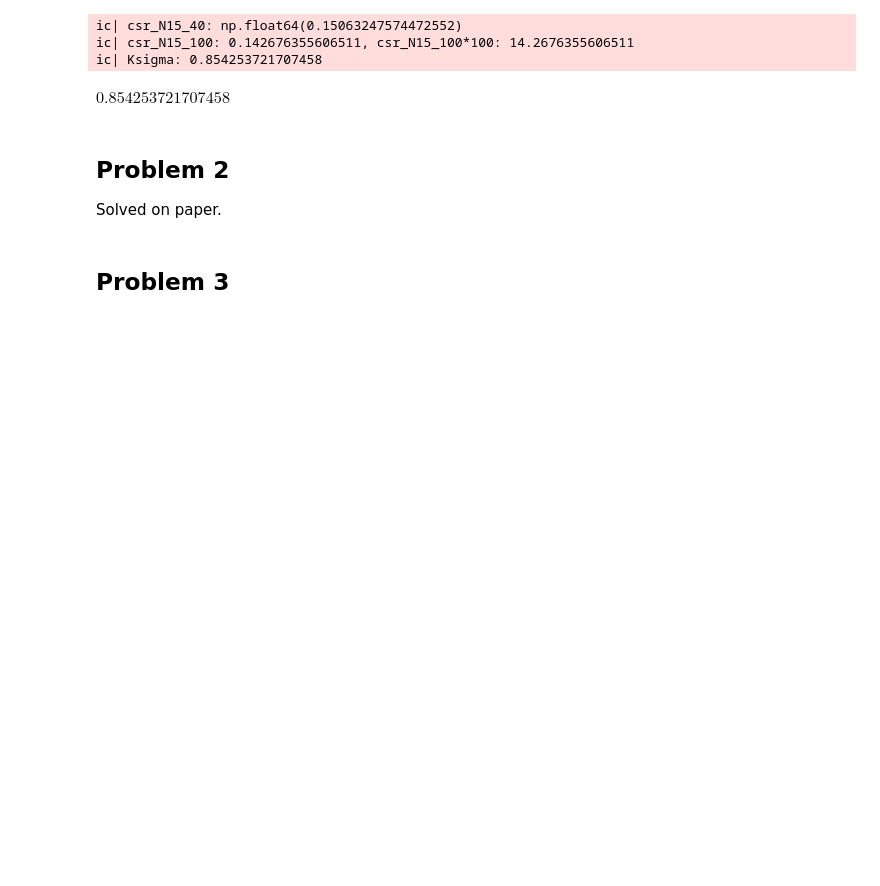
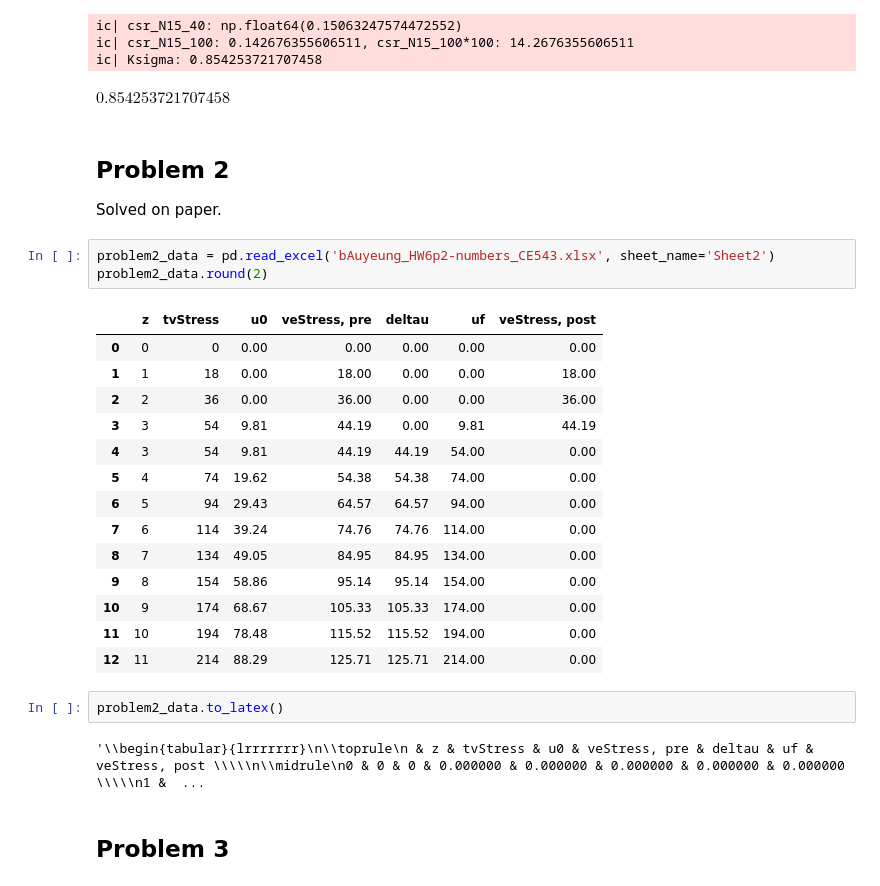
Before and after one commit to bKeungAuyeung/CE543-HW6, a Jupyter notebook: bAuyeung_HW6_CE543.ipynb, the cells around one changed output. Saved outputs shown, nothing was run; the diff lists cells and outputs as text; blank space fills up the shorter version.

Commit message:
Problem 2 work

```diff
--- a/bAuyeung_HW6_CE543.ipynb
+++ b/bAuyeung_HW6_CE543.ipynb
@@ -97,6 +97,28 @@ $\displaystyle 0.854253721707458$
 ## Problem 2
 
 Solved on paper.
+# %%
+problem2_data = pd.read_excel('bAuyeung_HW6p2-numbers_CE543.xlsx', sheet_name='Sheet2')
+problem2_data.round(2)
+# %% [output]
+|  | z | tvStress | u0 | veStress, pre | deltau | uf | veStress, post |
+| 0 | 0 | 0 | 0.00 | 0.00 | 0.00 | 0.00 | 0.00 |
+| 1 | 1 | 18 | 0.00 | 18.00 | 0.00 | 0.00 | 18.00 |
+| 2 | 2 | 36 | 0.00 | 36.00 | 0.00 | 0.00 | 36.00 |
+| 3 | 3 | 54 | 9.81 | 44.19 | 0.00 | 9.81 | 44.19 |
+| 4 | 3 | 54 | 9.81 | 44.19 | 44.19 | 54.00 | 0.00 |
+| 5 | 4 | 74 | 19.62 | 54.38 | 54.38 | 74.00 | 0.00 |
+| 6 | 5 | 94 | 29.43 | 64.57 | 64.57 | 94.00 | 0.00 |
+| 7 | 6 | 114 | 39.24 | 74.76 | 74.76 | 114.00 | 0.00 |
+| 8 | 7 | 134 | 49.05 | 84.95 | 84.95 | 134.00 | 0.00 |
+| 9 | 8 | 154 | 58.86 | 95.14 | 95.14 | 154.00 | 0.00 |
+| 10 | 9 | 174 | 68.67 | 105.33 | 105.33 | 174.00 | 0.00 |
+| 11 | 10 | 194 | 78.48 | 115.52 | 115.52 | 194.00 | 0.00 |
+| 12 | 11 | 214 | 88.29 | 125.71 | 125.71 | 214.00 | 0.00 |
+# %%
+problem2_data.to_latex()
+# %% [output]
+'\\begin{tabular}{lrrrrrrr}\n\\toprule\n & z & tvStress & u0 & veStress, pre & deltau & uf & veStress, post \\\\\n\\midrule\n0 & 0 & 0 & 0.000000 & 0.000000 & 0.000000 & 0.000000 & 0.000000 \\\\\n1 &  ...
 # %% [markdown]
 ## Problem 3
 # %% [markdown]
```
Also changed, not shown: parts of 1 cell of this notebook, 3 other files.
